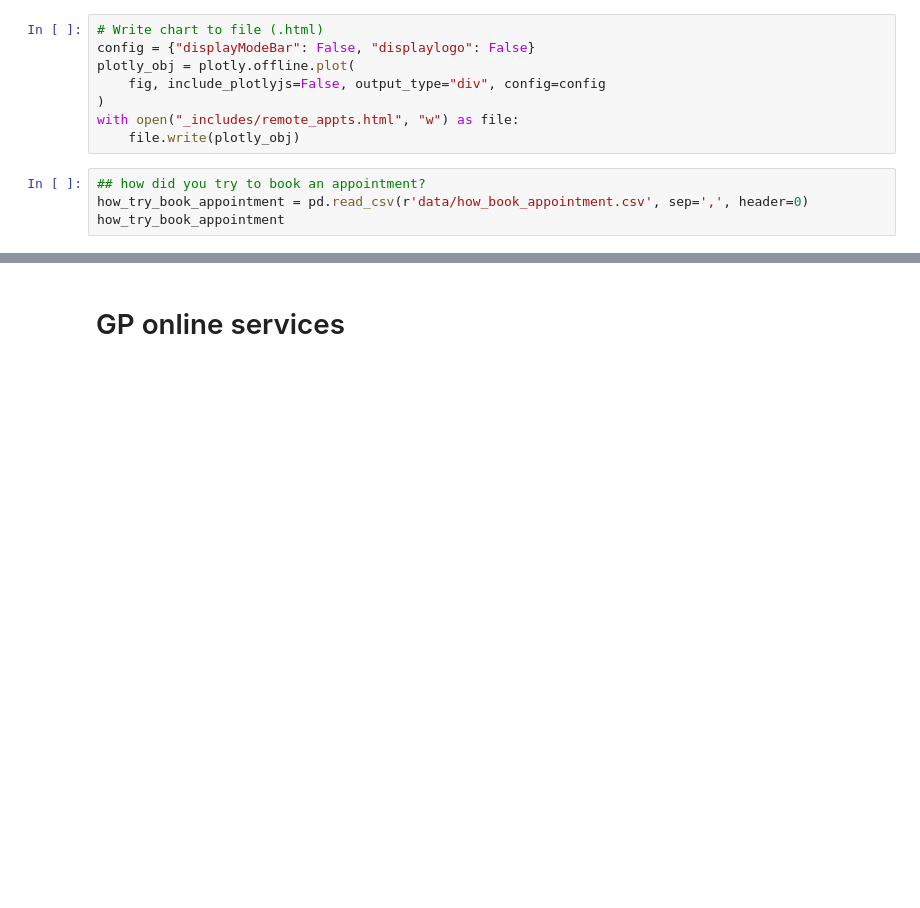
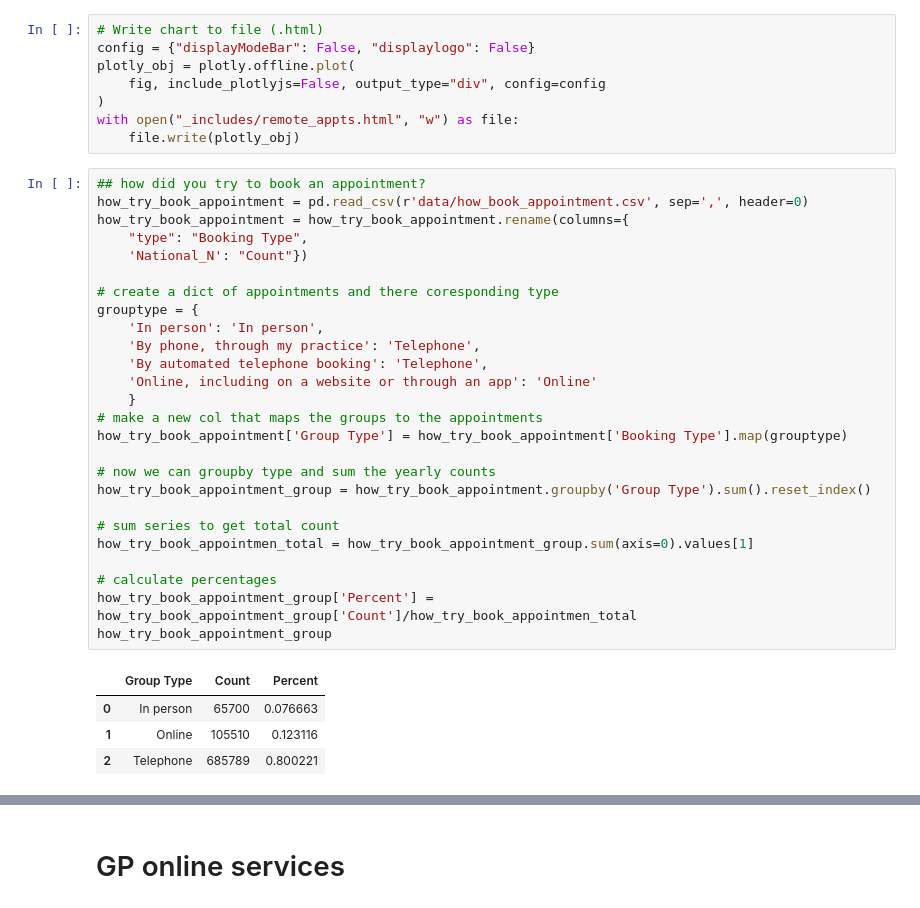
Before and after one commit to nhsx/digital-health-insights, a Jupyter notebook: Digital-Insights-2021-GP-Patient-Survey-2021-Analysis-Master.ipynb, the cells around one changed output, grey strips where cells are left out. Cells and saved outputs as stored; diff of their text form; blank space fills up the shorter version.

```diff
--- a/Digital-Insights-2021-GP-Patient-Survey-2021-Analysis-Master.ipynb
+++ b/Digital-Insights-2021-GP-Patient-Survey-2021-Analysis-Master.ipynb
@@ -157,7 +157,34 @@ plotly_obj = plotly.offline.plot(
 )
 with open("_includes/remote_appts.html", "w") as file:
     file.write(plotly_obj)
-# %%
-## how did you try to book an appointment?
-how_try_book_appointment = pd.read_csv(r'data/how_book_appointment.csv', sep=',', header=0)
-how_try_book_appointment
+# %%
+## how did you try to book an appointment?
+how_try_book_appointment = pd.read_csv(r'data/how_book_appointment.csv', sep=',', header=0)
+how_try_book_appointment = how_try_book_appointment.rename(columns={
+    "type": "Booking Type",
+    'National_N': "Count"})
+
+# create a dict of appointments and there coresponding type
+grouptype = {
+    'In person': 'In person',
+    'By phone, through my practice': 'Telephone',
+    'By automated telephone booking': 'Telephone',
+    'Online, including on a website or through an app': 'Online'
+    }
+# make a new col that maps the groups to the appointments
+how_try_book_appointment['Group Type'] = how_try_book_appointment['Booking Type'].map(grouptype)
+
+# now we can groupby type and sum the yearly counts
+how_try_book_appointment_group = how_try_book_appointment.groupby('Group Type').sum().reset_index()
+
+# sum series to get total count
+how_try_book_appointmen_total = how_try_book_appointment_group.sum(axis=0).values[1]
+
+# calculate percentages
+how_try_book_appointment_group['Percent'] = how_try_book_appointment_group['Count']/how_try_book_appointmen_total
+how_try_book_appointment_group
+# %% [output]
+|  | Group Type | Count | Percent |
+| 0 | In person | 65700 | 0.076663 |
+| 1 | Online | 105510 | 0.123116 |
+| 2 | Telephone | 685789 | 0.800221 |
```
Also changed, not shown: parts of 2 cells of this notebook, 4 other files.
